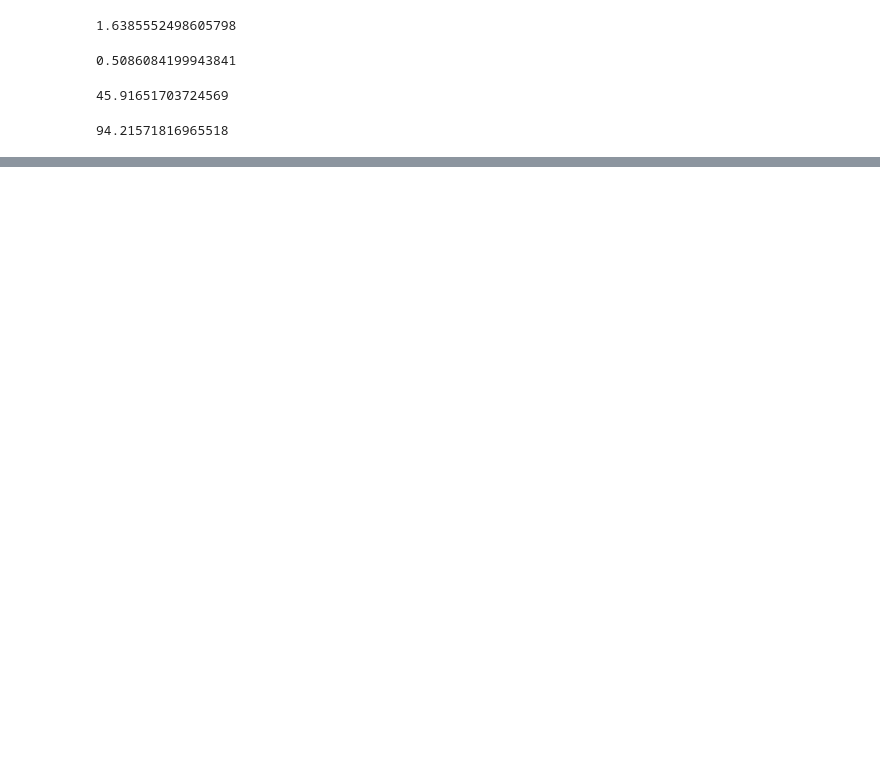
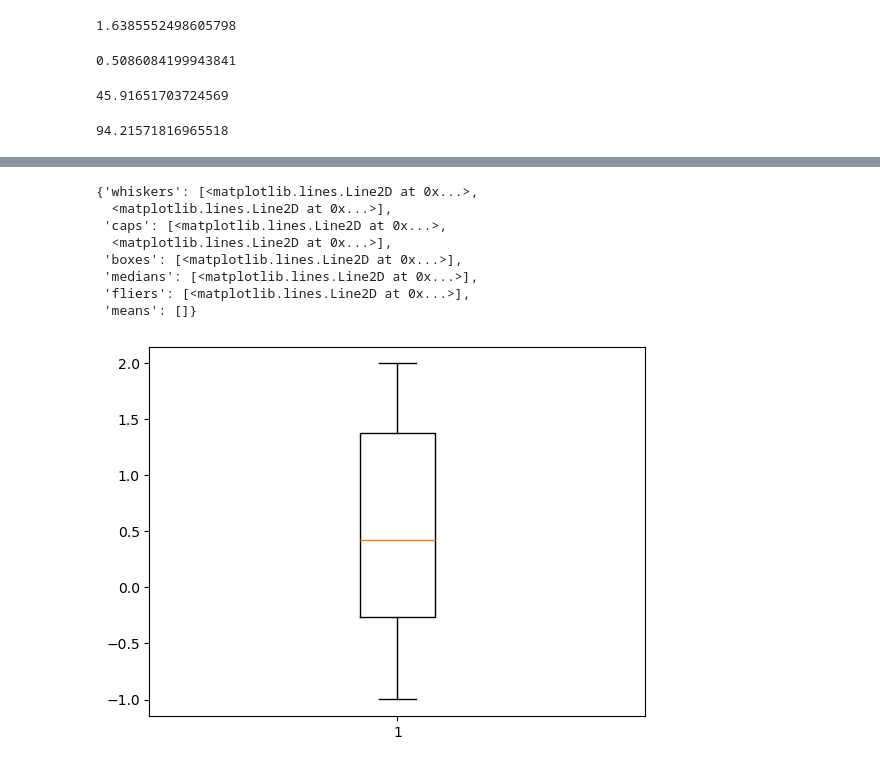
Before and after one commit to ClemenceCVR/Projet-Monte-Carlo, a Jupyter notebook: MCMC.ipynb, the cells around one changed output, grey strips where cells are left out. Saved outputs shown, nothing was run; the diff lists cells and outputs as text; code cells hidden in the pictures; blank space fills up the shorter version.

```diff
--- a/MCMC.ipynb
+++ b/MCMC.ipynb
@@ -156,0 +183,12 @@ MSE_alpha = (alpha-alpha_hat
+# %%
+plt.boxplot(betas)
+# %% [output]
+{'whiskers': [<matplotlib.lines.Line2D at 0x...>,
+  <matplotlib.lines.Line2D at 0x...>],
+ 'caps': [<matplotlib.lines.Line2D at 0x...>,
+  <matplotlib.lines.Line2D at 0x...>],
+ 'boxes': [<matplotlib.lines.Line2D at 0x...>],
+ 'medians': [<matplotlib.lines.Line2D at 0x...>],
+ 'fliers': [<matplotlib.lines.Line2D at 0x...>],
+ 'means': []}
+[figure, added]
```
Also changed, not shown: parts of 8 cells of this notebook.
